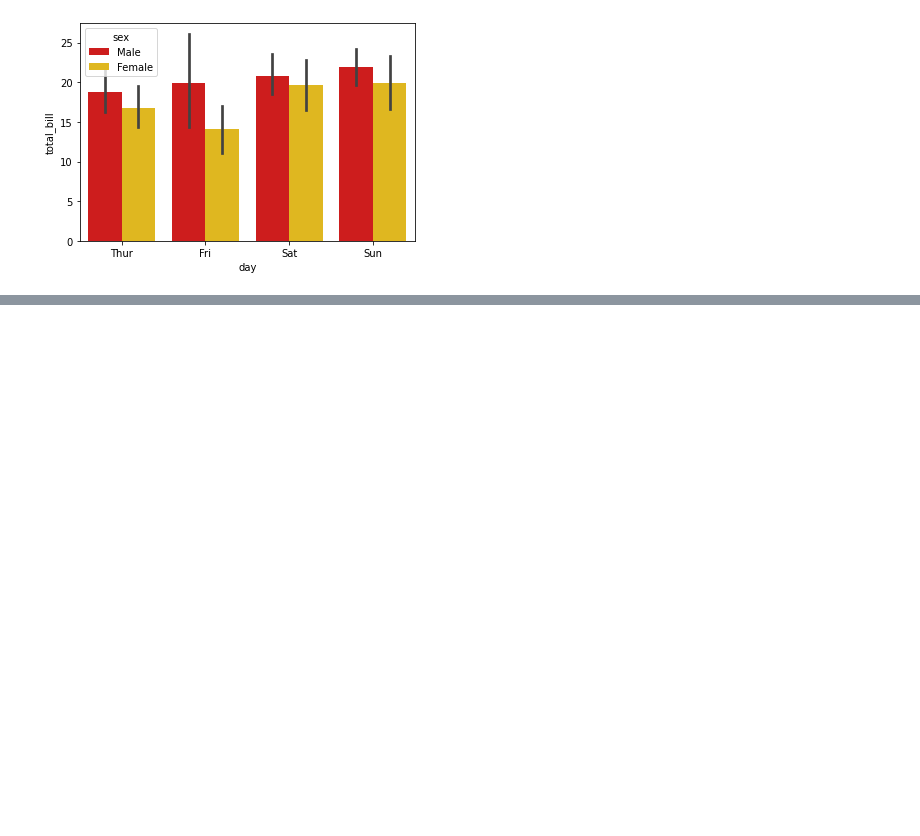
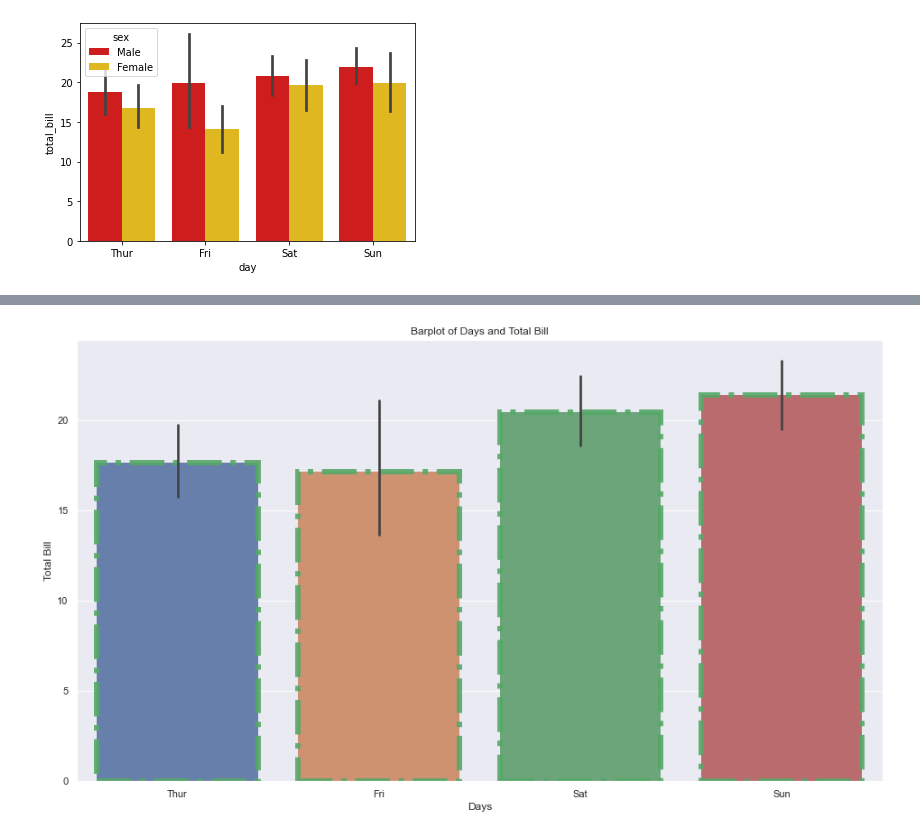
Before and after one commit to Subharanjan-Sahoo/ML, a Jupyter notebook: Seaborn/BarPlot.ipynb, the cells around one changed output, grey strips where cells are left out. Cells and saved outputs as stored; diff of their text form; code cells hidden in the pictures; blank space fills up the shorter version.

```diff
--- a/Seaborn/BarPlot.ipynb
+++ b/Seaborn/BarPlot.ipynb
@@ -86,0 +110,12 @@ sns.barplot(x= "day", y= 'total_bill',hue = 'sex',data=tip_df,dodge=False)
+# %%
+plt.figure(figsize= (16,9))
+
+sns.barplot(x= "day", y= 'total_bill',data=tip_df,alpha = .9, linestyle = "-.",linewidth = 6,edgecolor ='g')
+plt.title("Barplot of Days and Total Bill")
+plt.xlabel("Days")
+plt.ylabel("Total Bill")
+
+plt.savefig("Barplot of Days and Total Bill")
+plt.show()
+# %% [output]
+[figure, added]
```
Also changed, not shown: parts of 8 cells of this notebook, 1 other file.
